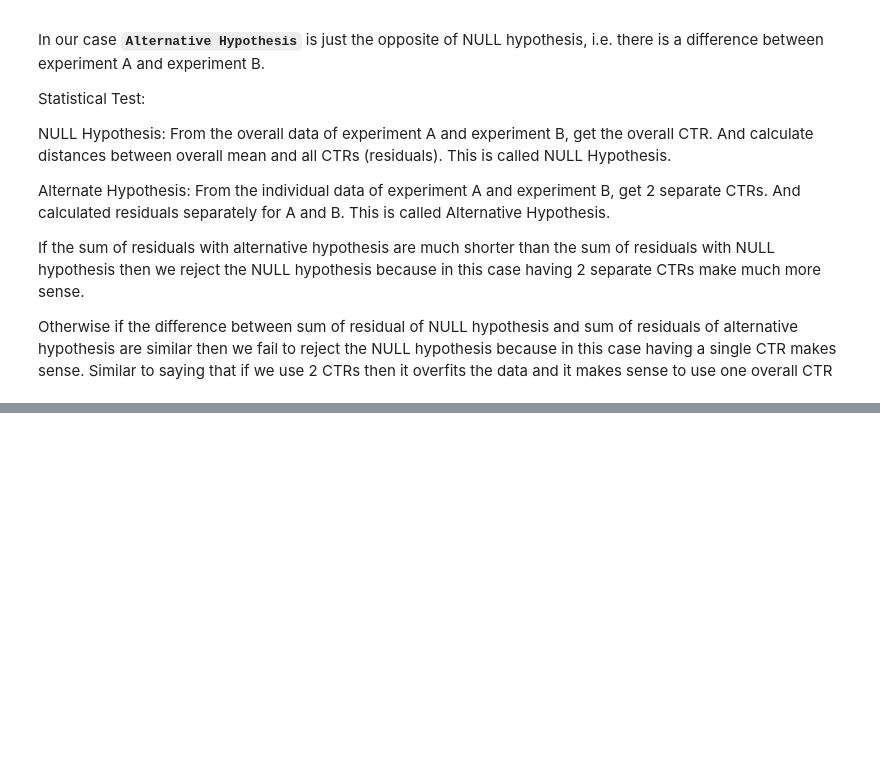
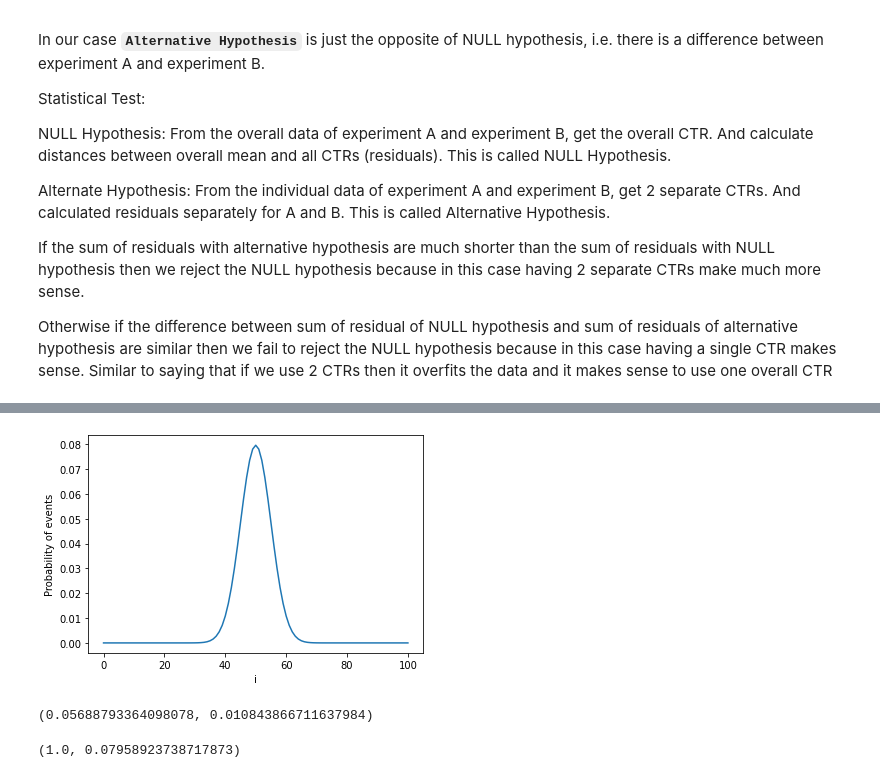
Before and after one commit to ysoniwal/statistics, a Jupyter notebook: 00_statistics_fundamentals.ipynb, the cells around one changed output, grey strips where cells are left out. Cells and saved outputs as stored; diff of their text form; code cells hidden in the pictures; blank space fills up the shorter version.

```diff
--- a/00_statistics_fundamentals.ipynb
+++ b/00_statistics_fundamentals.ipynb
@@ -208,0 +259,10 @@ p-Value only tells us that whether we should reject or fail to reject the null h
+# %%
+## Lets caculate 100C0 to 100C100 (since 100Ci = 100C(100-i))
+from scipy.special import comb
+
+event_probs = []
+for i in range(101):
+  prob = comb(100, i) * np.power(0.5, 100)
+  event_probs.append(prob)
+
+event_probs[:5], event_probs[-5:], len(event_probs), sum(event_probs)
@@ -208,0 +282,8 @@ p-Value only tells us that whether we should reject or fail to reject the null h
+# %%
+import matplotlib.pyplot as plt
+plt.plot(range(101), event_probs)
+plt.xlabel("i")
+plt.ylabel("Probability of events")
+plt.show()
+# %% [output]
+[figure, added]
@@ -208,0 +293,8 @@ p-Value only tells us that whether we should reject or fail to reject the null h
+# %%
+## Now suppose if we get 60H and 40T. Then p-value is
+val = comb(100, 60) * np.power(0.5, 100)
+## Add all values in event_probs less than val
+p_value = get_p_value(val, event_probs)
+p_value, val
+# %% [output]
+(0.05688793364098078, 0.010843866711637984)
@@ -208,0 +303,7 @@ p-Value only tells us that whether we should reject or fail to reject the null h
+# %%
+val = comb(100, 50) * np.power(0.5, 100)
+## Add all values in event_probs less than val
+p_value = get_p_value(val, event_probs)
+p_value, val
+# %% [output]
+(1.0, 0.07958923738717873)
```
Also changed, not shown: parts of 22 cells of this notebook.
